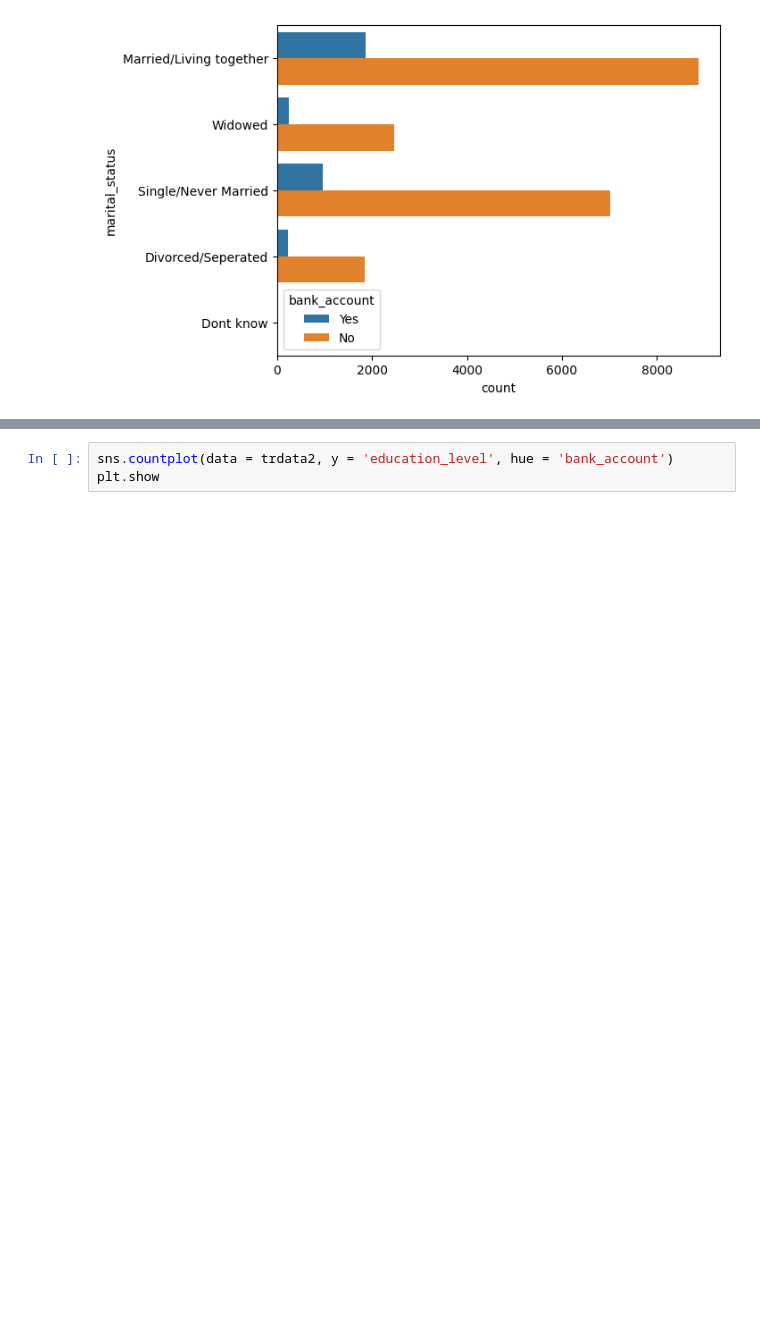
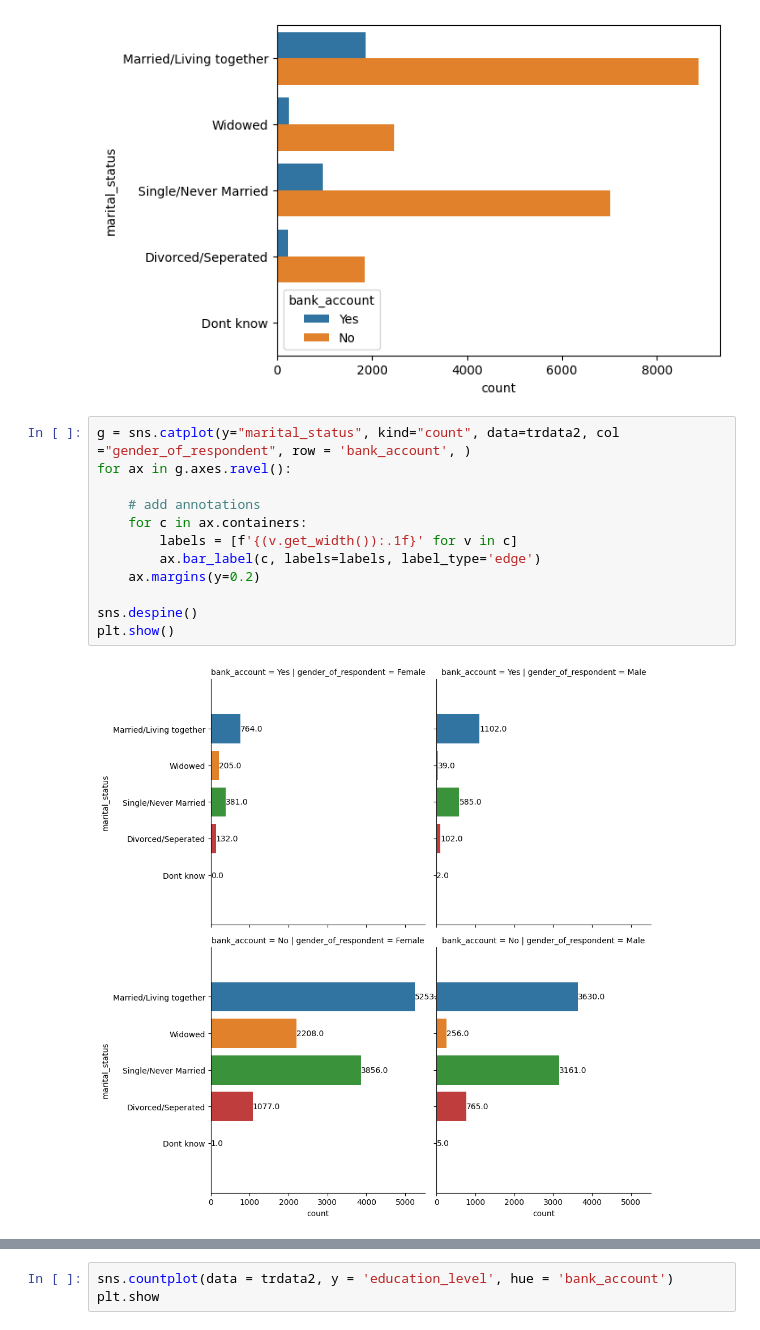
Before and after one commit to P-muriuki/Financial-Inclusion, a Jupyter notebook: Draft_Financial_Inclusion_Zindi.ipynb, the cells around one changed output, grey strips where cells are left out. Saved outputs shown, nothing was run; the diff lists cells and outputs as text; blank space fills up the shorter version.

```diff
--- a/Draft_Financial_Inclusion_Zindi.ipynb
+++ b/Draft_Financial_Inclusion_Zindi.ipynb
@@ -285,3 +342,17 @@ plt.show
 # %% [output]
 <function matplotlib.pyplot.show(close=None, block=None)>
 [figure]
+# %%
+g = sns.catplot(y="marital_status", kind="count", data=trdata2, col ="gender_of_respondent", row = 'bank_account', )
+for ax in g.axes.ravel():
+
+    # add annotations
+    for c in ax.containers:
+        labels = [f'{(v.get_width()):.1f}' for v in c]
+        ax.bar_label(c, labels=labels, label_type='edge')
+    ax.margins(y=0.2)
+
+sns.despine()
+plt.show()
+# %% [output]
+[figure, added]
```
Also changed, not shown: parts of 11 cells of this notebook.
